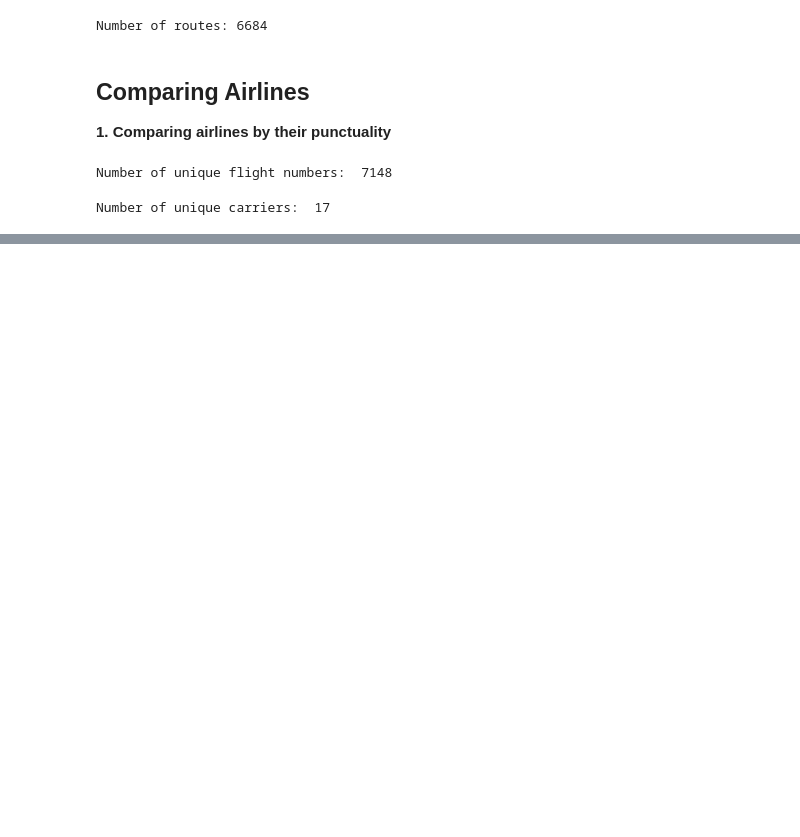
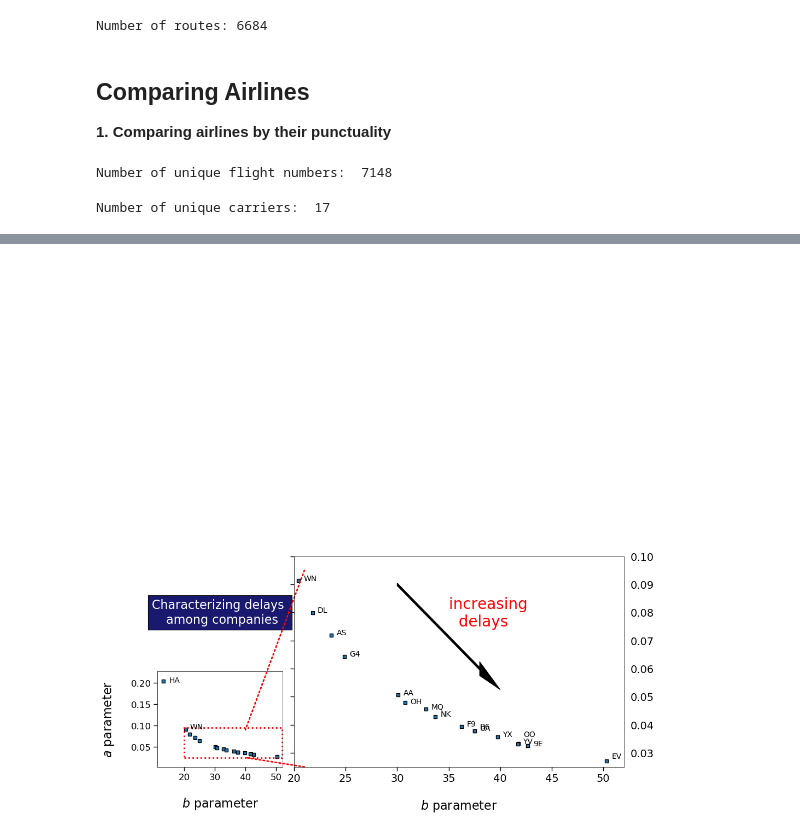
Before and after one commit to sheelabhadra/Pi-star-Skyblazers-DSC-2020, a Jupyter notebook: notebooks/EDA.ipynb, the cells around one changed output, grey strips where cells are left out. Cells and saved outputs as stored; diff of their text form; code cells hidden in the pictures; blank space fills up the shorter version.

```diff
--- a/notebooks/EDA.ipynb
+++ b/notebooks/EDA.ipynb
@@ -190,0 +307,98 @@ plt.tight_layout(w_pad=3)
+# %%
+mpl.rcParams.update(mpl.rcParamsDefault)
+sns.set_context('paper')
+import matplotlib.patches as patches
+
+fig = plt.figure(1, figsize=(11,5))
+y_shift = [0 for _ in range(17)]
+y_shift[3] = 0.5/1000
+y_shift[12] = 2.5/1000
+y_shift[11] = -0.5/1000
+y_shift[8] = -2.5/1000
+y_shift[5] = 1/1000
+x_val = [s[1] for s in points]
+y_val = [s[0] for s in points]
+
+gs=GridSpec(2,7)
+#_______________________________
+# 1/ Plot overview (left panel)
+ax1=fig.add_subplot(gs[1,0:2])
+plt.scatter(x=x_val, y=y_val, marker = 's', edgecolor='black', linewidth = '1')
+#__________________________________
+# Company label: HA
+i= 8
+ax1.annotate(label_company[i], xy=(x_val[i]+2.0, y_val[i]+y_shift[i]),
+             xycoords='data', fontsize = 10)
+plt.xlabel("$b$ parameter", fontsize=16, labelpad=20)
+plt.ylabel("$a$ parameter", fontsize=16, labelpad=20)
+#__________________________________
+# Company label: DL
+i= 14
+ax1.annotate(label_company[i], xy=(x_val[i]+1.5, y_val[i]+y_shift[i]),
+             xycoords='data', fontsize = 10)
+plt.xlabel("$b$ parameter", fontsize=16, labelpad=20)
+plt.ylabel("$a$ parameter", fontsize=16, labelpad=20)
+#____________
+# Main Title
+ax1.text(.5,1.5,'Characterizing delays \n among companies', fontsize=16,
+        bbox={'facecolor':'midnightblue', 'pad':5}, color='w',
+        horizontalalignment='center',
+        transform=ax1.transAxes)
+#________________________
+# plot border parameters
+for k in ['top', 'bottom', 'right', 'left']:
+    ax1.spines[k].set_visible(True)
+    ax1.spines[k].set_linewidth(0.5)
+    ax1.spines[k].set_color('k')
+#____________________
+# Create a Rectangle
+rect = patches.Rectangle((20,0.025), 32, 0.07, linewidth=2,
+                         edgecolor='r', linestyle=':', facecolor='none')
+ax1.add_patch(rect)
+#_______________________________________________
+# 2/ Zoom on the bulk of carriers (right panel)
+ax2=fig.add_subplot(gs[0:2,2:])
+plt.scatter(x=x_val, y=y_val, marker = 's', edgecolor='black', linewidth = '1')
+plt.setp(ax1.get_xticklabels(), fontsize=12)
+plt.setp(ax1.get_yticklabels(), fontsize=12)
+ax2.set_xlim(20,52)
+ax2.set_ylim(0.025,0.1)
+#________________
+# Company labels
+for i in range(len(abbr_companies)):
+    ax2.annotate(label_company[i], xy=(x_val[i]+0.5, y_val[i]+y_shift[i]),
+                 xycoords='data', fontsize = 10)
+#____________________________
+# Increasing delay direction
+ax2.arrow(30, 0.09, 8, -0.03, head_width=0.005,
+          shape = 'full', head_length=2, fc='k', ec='k')
+ax2.annotate('increasing \n  delays', fontsize= 20, color = 'r',
+          xy=(35, 0.075), xycoords='data')
+#________________________________
+# position and size of the ticks
+plt.tick_params(labelleft=False, labelright=True)
+plt.setp(ax2.get_xticklabels(), fontsize=14)
+plt.setp(ax2.get_yticklabels(), fontsize=14)
+#________________________
+# plot border parameters
+for k in ['top', 'bottom', 'right', 'left']:
+    ax2.spines[k].set_visible(True)
+    ax2.spines[k].set_linewidth(0.5)
+    ax2.spines[k].set_color('k')
+#________________________________
+# Connection between the 2 plots
+xy2 = (40, 0.09) ; xy1 = (21, 0.095)
+con = ConnectionPatch(xyA=xy1, xyB=xy2, coordsA="data", coordsB="data",
+                      axesA=ax2, axesB=ax1,
+                      linestyle=':', linewidth = 2, color="red")
+ax2.add_artist(con)
+xy2 = (40, 0.025) ; xy1 = (21, 0.025)
+con = ConnectionPatch(xyA=xy1, xyB=xy2, coordsA="data", coordsB="data",
+                      axesA=ax2, axesB=ax1,
+                      linestyle=':', linewidth = 2, color="red")
+ax2.add_artist(con)
+plt.xlabel("$b$ parameter", fontsize=16, labelpad=20)
+#--------------------------------
+plt.show()
+# %% [output]
+[figure, added]
```
Also changed, not shown: parts of 23 cells of this notebook.
